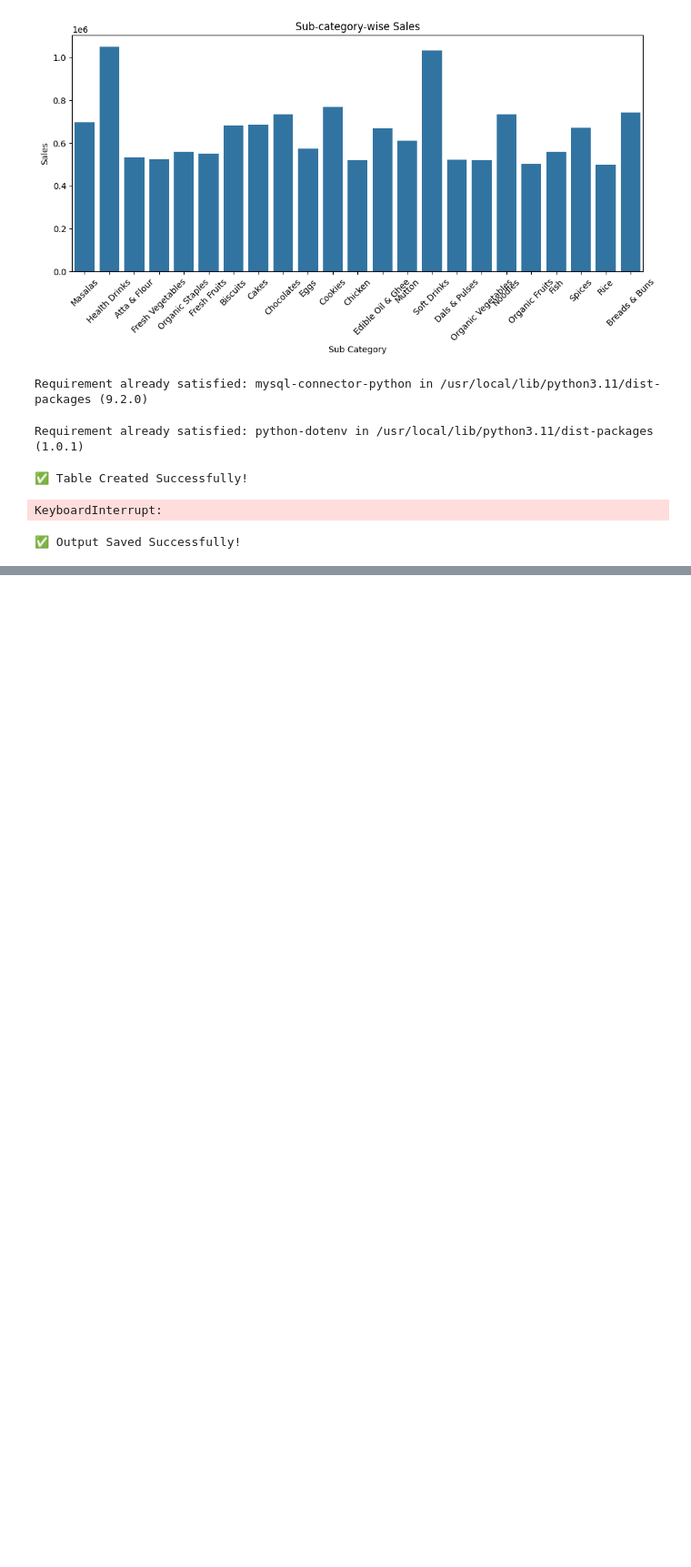
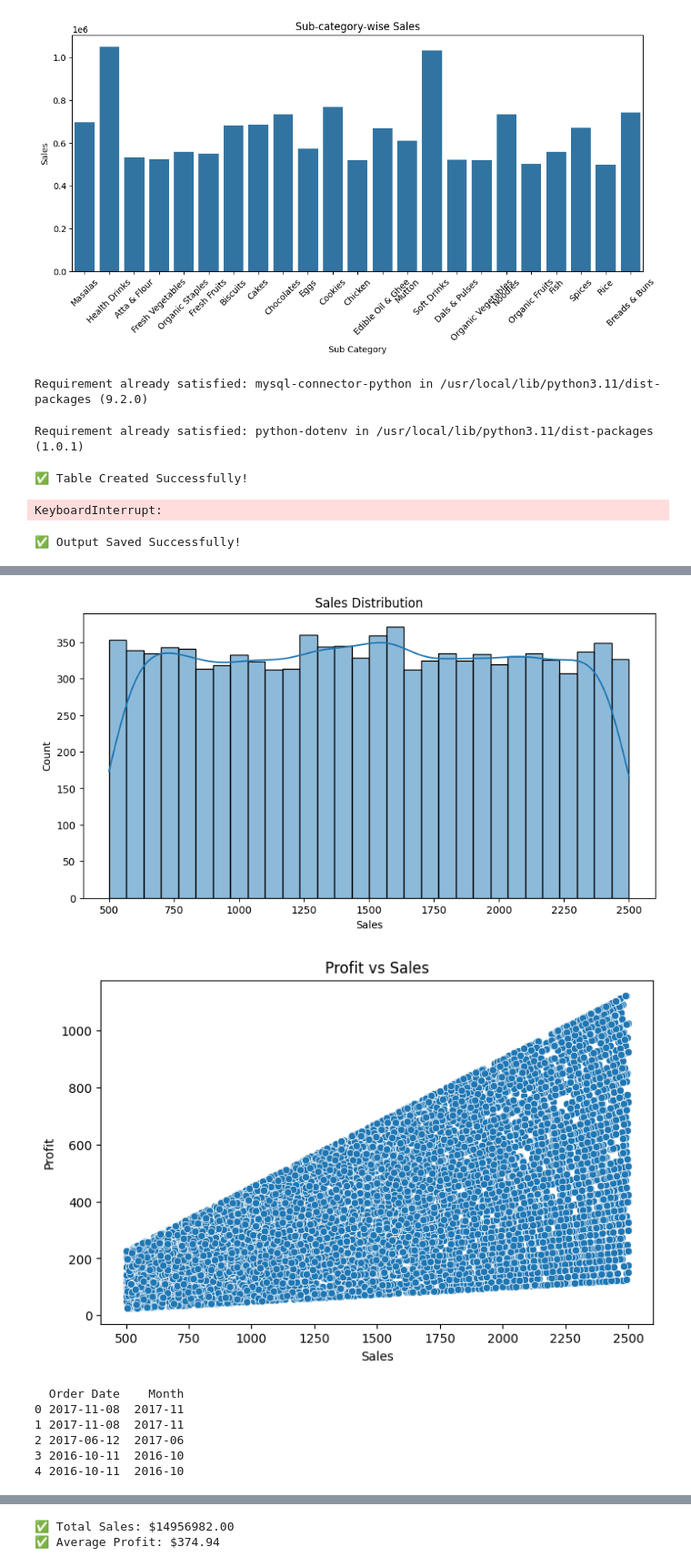
Before and after one commit to chaki786/supermarket-, a Jupyter notebook: supermarket.ipynb, the cells around one changed output, grey strips where cells are left out. Shown: that part at 91% size. Cells and saved outputs as stored; diff of their text form; code cells hidden in the pictures; blank space fills up the shorter version.

```diff
--- a/supermarket.ipynb
+++ b/supermarket.ipynb
@@ -297,3 +297,19 @@ cursor.close()
 conn.close()
 # %% [output]
 ✅ Output Saved Successfully!
+# %%
+# 📌 Missing Values Check Karo
+print(df.isnull().sum())
+
+# 📌 Missing Values Fill Karo
+df.fillna({'Sales': 0, 'Profit': 0}, inplace=True)
+df["Order Date"] = pd.to_datetime(df["Order Date"], dayfirst=False, errors='coerce')
+
+# 📌 Data Types Convert Karo
+
+df['Sales'] = df['Sales'].astype(float)
+df['Profit'] = df['Profit'].astype(float)
+
+# 📌 Cleaned Data Export Karo
+df.to_csv("cleaned_sales_data.csv", index=False)
+print("✅ Data Cleaning Done!")
@@ -299,0 +330,43 @@ conn.close()
+# %%
+import matplotlib.pyplot as plt
+import seaborn as sns
+
+# 📌 Sales Distribution Plot
+plt.figure(figsize=(10,5))
+sns.histplot(df['Sales'], bins=30, kde=True)
+plt.title("Sales Distribution")
+plt.show()
+
+# 📌 Profit vs Sales Scatter Plot
+plt.figure(figsize=(8,5))
+sns.scatterplot(x=df['Sales'], y=df['Profit'])
+plt.title("Profit vs Sales")
+plt.show()
+
+# 📌 Ensure Correct Column Name
+df["Order Date"] = pd.to_datetime(df["Order Date"], dayfirst=False, errors='coerce')
+
+# 📌 Extract Month
+df['Month'] = df['Order Date'].dt.to_period('M')
+
+# 📌 Check Output
+print(df[['Order Date', 'Month']].head())
+
+monthly_sales = df.groupby('Month')['Sales'].sum()
+
+plt.figure(figsize=(12,6))
+monthly_sales.plot(marker='o', color='green')
+plt.title("Monthly Sales Trend")
+plt.xlabel("Month")
+plt.ylabel("Total Sales")
+plt.grid()
+plt.show()
+# %% [output]
+[figure, added]
+[figure, added]
+  Order Date    Month
+0 2017-11-08  2017-11
+1 2017-11-08  2017-11
+2 2017-06-12  2017-06
+3 2016-10-11  2016-10
+4 2016-10-11  2016-10
@@ -299,0 +374,13 @@ conn.close()
+# %%
+# 📌 Total Sales & Average Profit
+total_sales = df['Sales'].sum()
+avg_profit = df['Profit'].mean()
+
+print(f"✅ Total Sales: ${total_sales:.2f}")
+print(f"✅ Average Profit: ${avg_profit:.2f}")
+
+# 📌 CSV Save Karo
+df[['Sales', 'Profit']].describe().to_csv("sales_summary.csv")
+# %% [output]
+✅ Total Sales: $14956982.00
+✅ Average Profit: $374.94
```
Also changed, not shown: parts of 12 cells of this notebook.
